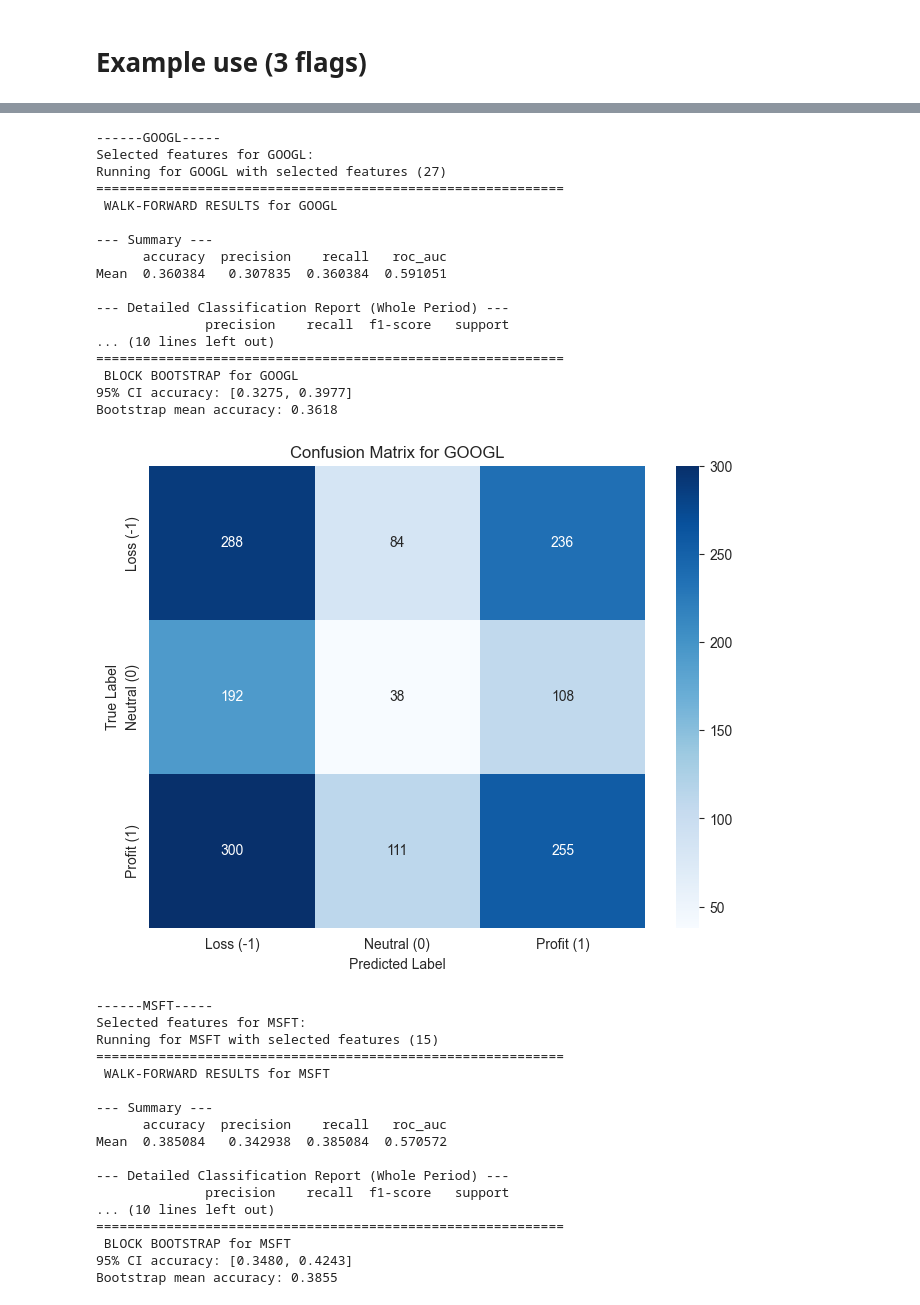
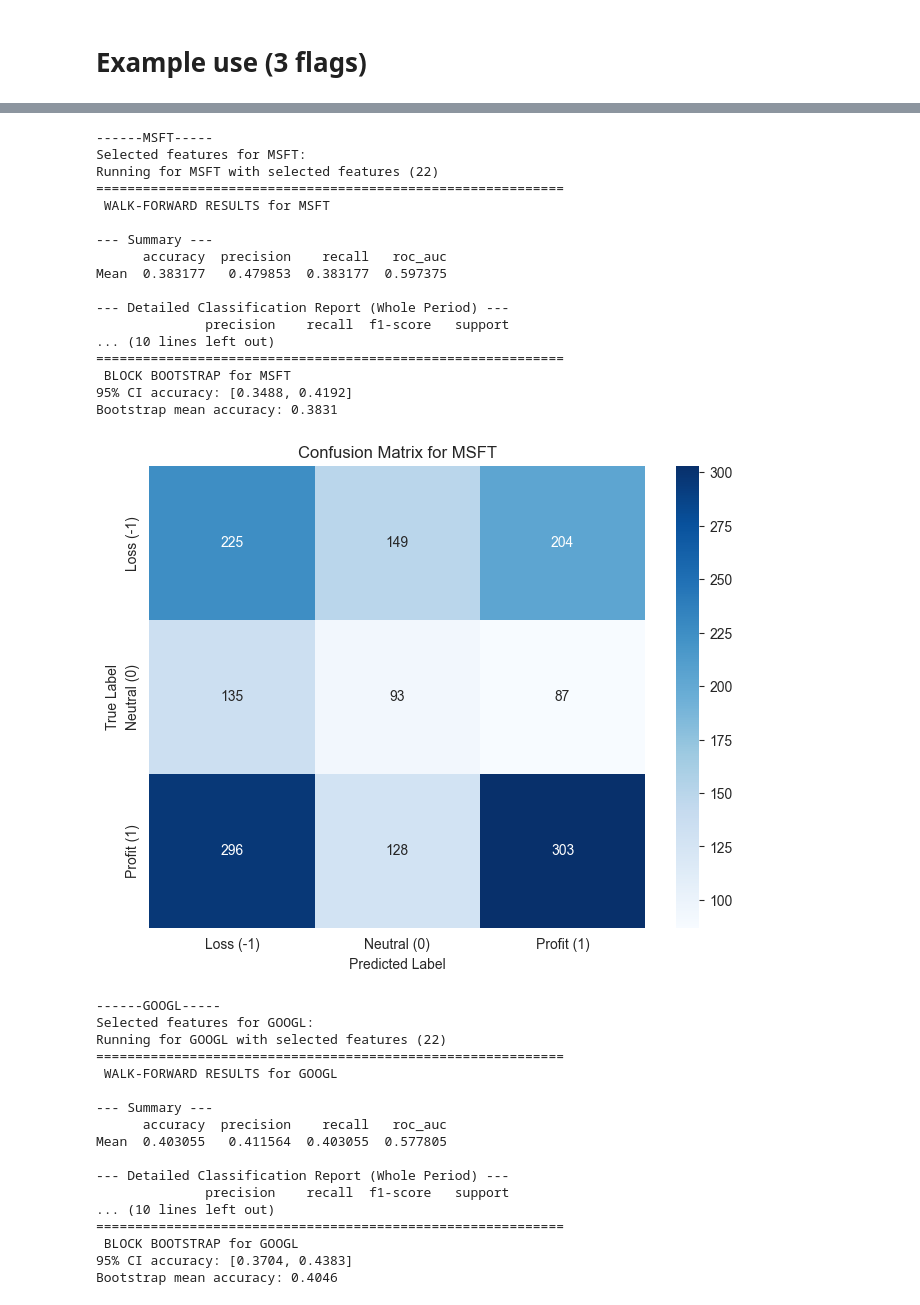
Before and after one commit to WObszan/Forecasting-Stock-Price-Direction, a Jupyter notebook: main_model/walk_forward+bootstraping/wf_bt.ipynb, the cells around one changed output, grey strips where cells are left out. Drawn from its saved outputs; the diff is of its cells as text; code cells hidden in the pictures.

```diff
--- a/main_model/walk_forward+bootstraping/wf_bt.ipynb
+++ b/main_model/walk_forward+bootstraping/wf_bt.ipynb
@@ -130,7 +130,7 @@ def build_ensemble_model_vote(X_train, y_train):
         )
 
         tscv = TimeSeriesSplit(n_splits=3)
-        score = cross_val_score(ensemble, X_train, y_train, cv=tscv, scoring='f1_weighted')
+        score = cross_val_score(ensemble, X_train, y_train, cv=tscv, scoring='precision_weighted')
 
         return score.mean()
 
@@ -413,7 +413,7 @@ def run_stage4_for_ticker(df_raw, ticker, selected_features, model_version, targ
 # %%
 tickers = ["AAPL", "MSFT", "GOOGL"]
 
-with open("../../selected_features/feature_dict.json", "r") as f:
+with open("../../selected_features/feature_dict_binary.json", "r") as f:
     feature_dict = json.load(f)
 
 def get_all_features(df):
@@ -489,15 +504,18 @@ KeyboardInterrupt:
 # Example use (3 flags)
 # %%
 output = {}
+with open("../../selected_features/feature_dict_tbm.json", "r") as f:
+    feature_dict = json.load(f)
+
 for share in tickers:
     data = pd.read_csv(f"../../data/all_data/all_{share}_data.csv")
     df_tmp = get_tbm_target(data, share)
-    features_aapl = get_all_features(df_tmp)
+    features = get_all_features(df_tmp)
     print(f"------{share}-----")
 
     selected_features = feature_dict[share]
     print(f"Selected features for {share}:")
-    # print(f"Running for {share} with all features ({len(features_aapl)})")
+    # print(f"Running for {share} with all features ({len(features)})")
     # run_stage4_for_ticker(data, share, features_aapl)
     print(f"Running for {share} with selected features ({len(selected_features)})")
     df, acc_smples, result = run_stage4_for_ticker(data, share, selected_features, model_version=build_ensemble_model_vote, target_type="tbm")
@@ -524,35 +542,35 @@ Bootstrap mean accuracy: 0.4503
-------GOOGL-----
-Selected features for GOOGL:
-Running for GOOGL with selected features (27)
+------MSFT-----
+Selected features for MSFT:
+Running for MSFT with selected features (22)
 ============================================================
- WALK-FORWARD RESULTS for GOOGL
+ WALK-FORWARD RESULTS for MSFT
 
 --- Summary ---
       accuracy  precision    recall   roc_auc
-Mean  0.360384   0.307835  0.360384  0.591051
+Mean  0.383177   0.479853  0.383177  0.597375
 
 --- Detailed Classification Report (Whole Period) ---
               precision    recall  f1-score   support
 ... (10 lines left out)
 ============================================================
- BLOCK BOOTSTRAP for GOOGL
-95% CI accuracy: [0.3275, 0.3977]
-Bootstrap mean accuracy: 0.3618
+ BLOCK BOOTSTRAP for MSFT
+95% CI accuracy: [0.3488, 0.4192]
+Bootstrap mean accuracy: 0.3831
-[figure, old version]
+[figure, new version]
-------MSFT-----
-Selected features for MSFT:
-Running for MSFT with selected features (15)
+------GOOGL-----
+Selected features for GOOGL:
+Running for GOOGL with selected features (22)
 ============================================================
- WALK-FORWARD RESULTS for MSFT
+ WALK-FORWARD RESULTS for GOOGL
 
 --- Summary ---
       accuracy  precision    recall   roc_auc
-Mean  0.385084   0.342938  0.385084  0.570572
+Mean  0.403055   0.411564  0.403055  0.577805
 
 --- Detailed Classification Report (Whole Period) ---
               precision    recall  f1-score   support
 ... (10 lines left out)
 ============================================================
- BLOCK BOOTSTRAP for MSFT
-95% CI accuracy: [0.3480, 0.4243]
-Bootstrap mean accuracy: 0.3855
+ BLOCK BOOTSTRAP for GOOGL
+95% CI accuracy: [0.3704, 0.4383]
+Bootstrap mean accuracy: 0.4046
```
Also changed, not shown: parts of 3 cells of this notebook, 4 other files.
